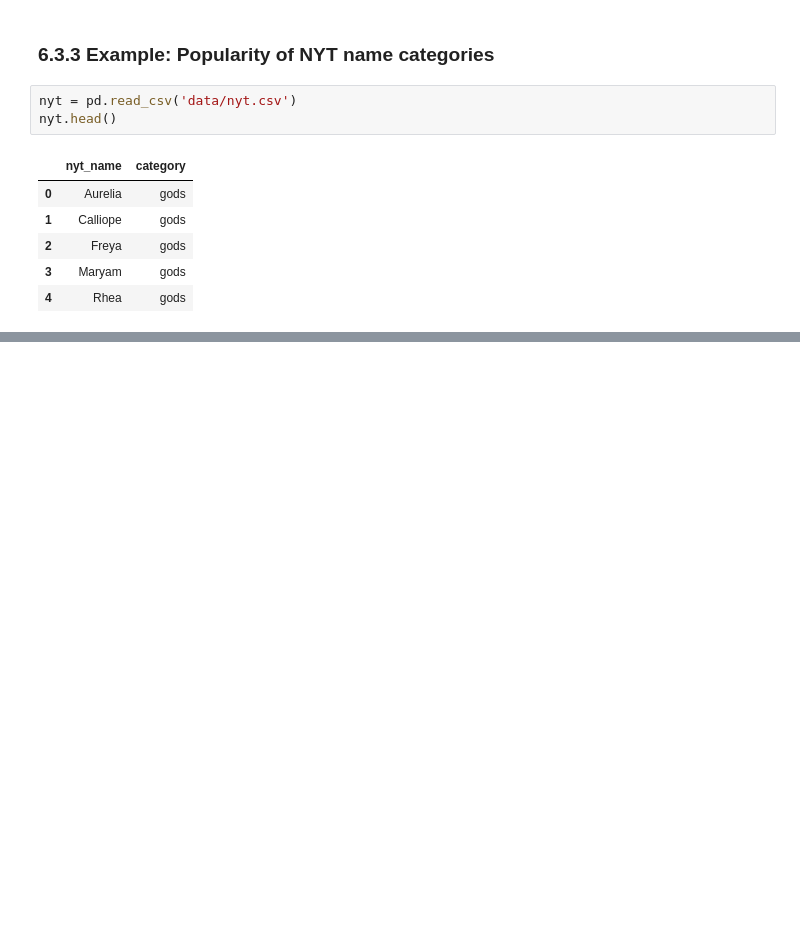
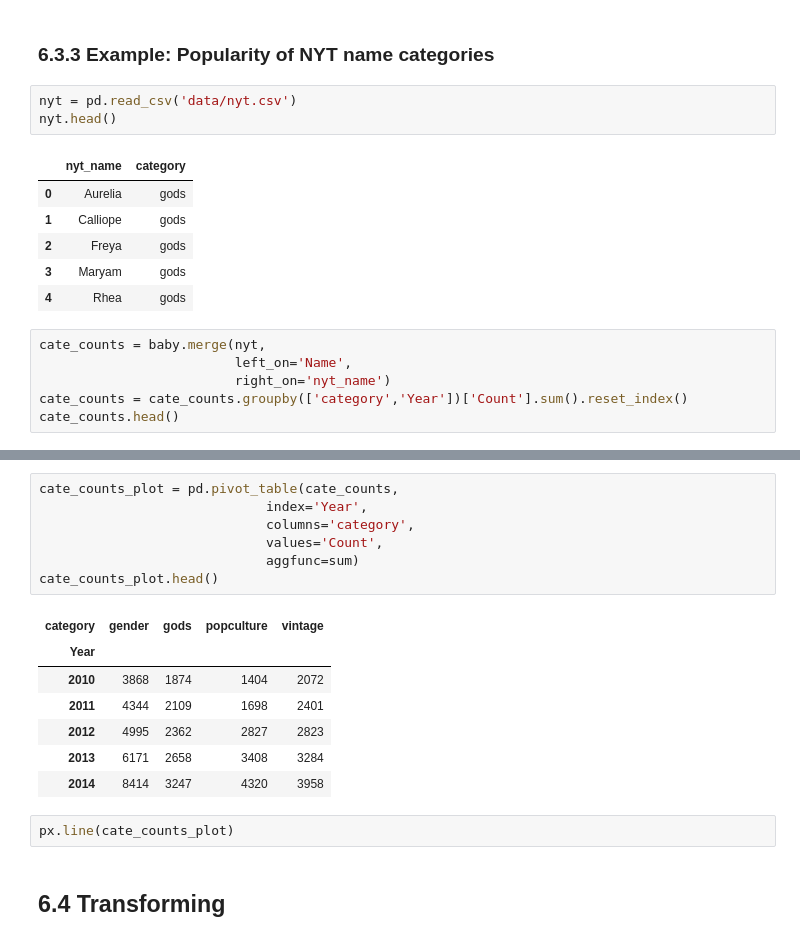
Before and after one commit to OneRaise5385/DataScience, a Jupyter notebook: prac06.ipynb, the cells around one changed output, grey strips where cells are left out. Cells and saved outputs as stored; diff of their text form; blank space fills up the shorter version.

```diff
--- a/prac06.ipynb
+++ b/prac06.ipynb
@@ -209,3 +438,9 @@ nyt.head()
 | 2 | Freya | gods |
 | 3 | Maryam | gods |
 | 4 | Rhea | gods |
+# %%
+cate_counts = baby.merge(nyt,
+                         left_on='Name',
+                         right_on='nyt_name')
+cate_counts = cate_counts.groupby(['category','Year'])['Count'].sum().reset_index()
+cate_counts.head()
@@ -211,0 +454,19 @@ nyt.head()
+# %%
+cate_counts_plot = pd.pivot_table(cate_counts,
+                             index='Year',
+                             columns='category',
+                             values='Count',
+                             aggfunc=sum)
+cate_counts_plot.head()
+# %% [output]
+| category | gender | gods | popculture | vintage |
+| Year |  |  |  |  |
+| 2010 | 3868 | 1874 | 1404 | 2072 |
+| 2011 | 4344 | 2109 | 1698 | 2401 |
+| 2012 | 4995 | 2362 | 2827 | 2823 |
+| 2013 | 6171 | 2658 | 3408 | 3284 |
+| 2014 | 8414 | 3247 | 4320 | 3958 |
+# %%
+px.line(cate_counts_plot)
+# %% [markdown]
+## 6.4 Transforming
```
Also changed, not shown: parts of 32 cells of this notebook, 2 other files.
